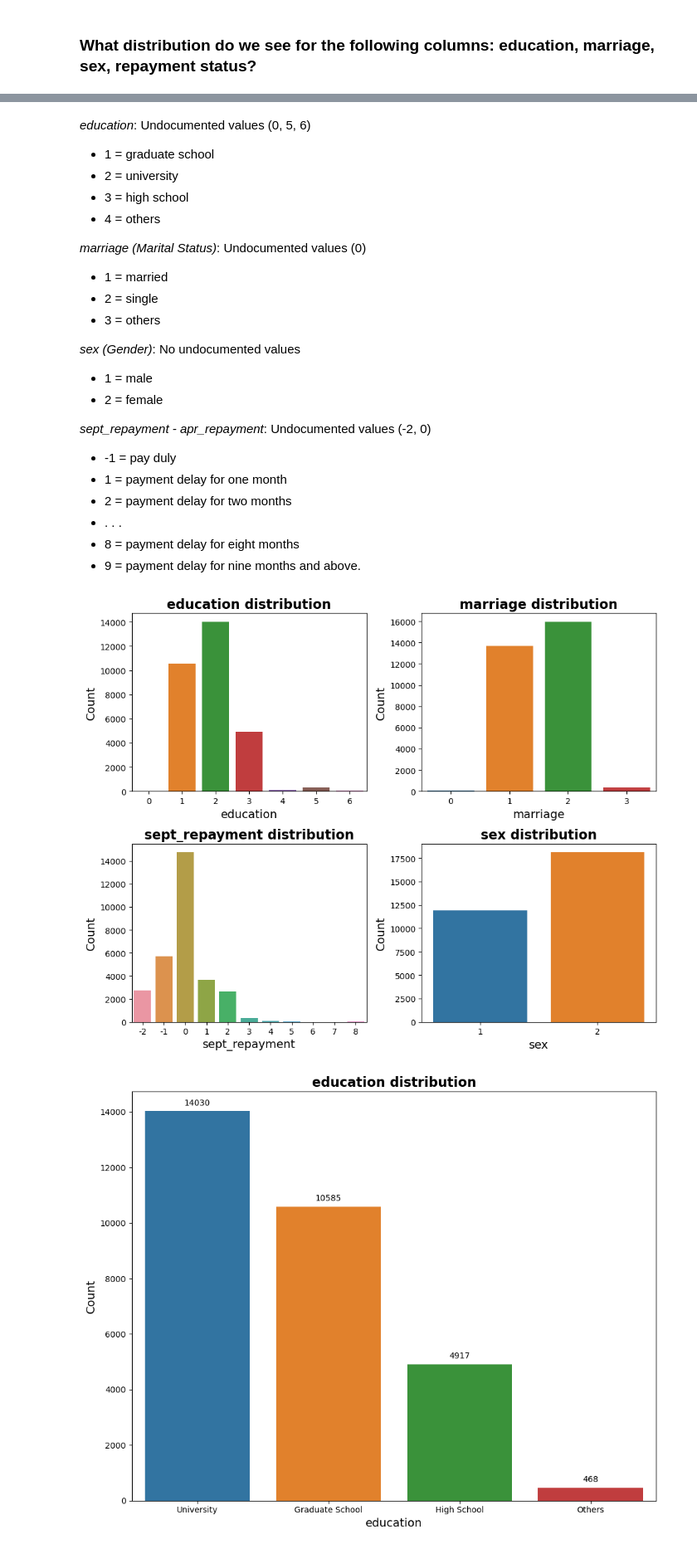
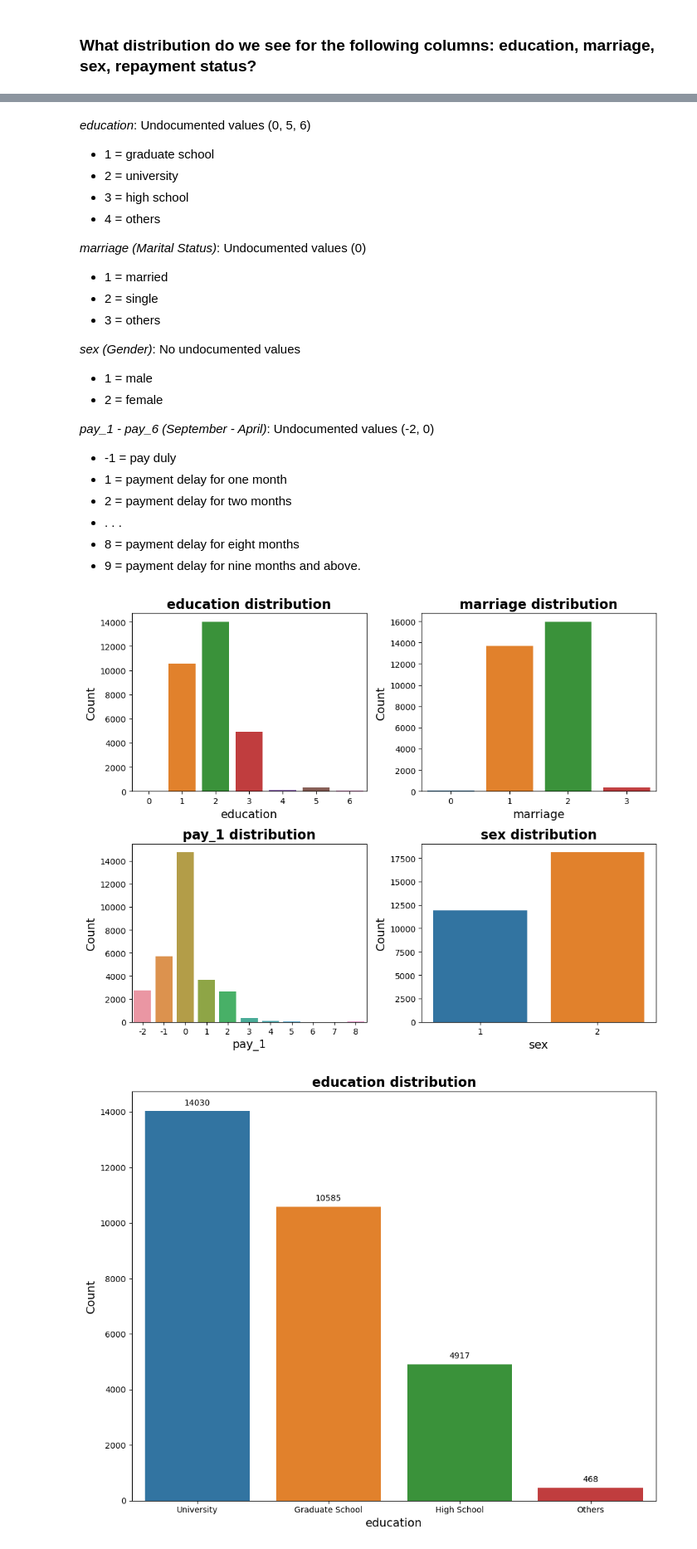
Before and after one commit to ohinson01/SDS-CP014-credit-card-default-pred, a Jupyter notebook: notebooks/olivia-hinson/olivia-credit-card-default-pred.ipynb, the cells around one changed output, grey strips where cells are left out. Shown at 83% size. Cells and saved outputs as stored; diff of their text form; code cells hidden in the pictures.

```diff
--- a/notebooks/olivia-hinson/olivia-credit-card-default-pred.ipynb
+++ b/notebooks/olivia-hinson/olivia-credit-card-default-pred.ipynb
@@ -89,11 +95,6 @@ copy_df = df[['id', 'limit_bal', 'sex', 'education', 'marriage', 'age', 'pay_0',
 # %%
-# Rename columns
-df.rename(columns={'pay_0':'sept_repayment', 'pay_2':'aug_repayment', 'pay_3':'jul_repayment', 'pay_4':'jun_repayment',
-                    'pay_5':'may_repayment', 'pay_6':'apr_repayment',
-                    'bill_amt1':'sept_bill', 'bill_amt2':'aug_bill', 'bill_amt3':'jul_bill', 'bill_amt4':'jun_bill',
-                    'bill_amt5':'may_bill', 'bill_amt6':'apr_bill',
-                    'pay_amt1':'sept_paid', 'pay_amt2':'aug_paid', 'pay_amt3':'jul_paid', 'pay_amt4':'jun_paid',
-                    'pay_amt5':'may_paid', 'pay_amt6':'apr_paid'}, inplace=True)
+# Rename old column name to new column name
+df.rename(columns={'pay_0': 'pay_1'}, inplace=True)
 
 # Print dataframe for renamed columns
 df
@@ -283,7 +337,7 @@ Unique categories in 'sept_repayment': [ 2 -1  0 -2  1  3  4  8  7  5  6]
 - 1 = male
 - 2 = female
 
-*sept_repayment - apr_repayment*: Undocumented values (-2, 0)
+*pay_1 - pay_6 (September - April)*: Undocumented values (-2, 0)
 - -1 = pay duly
 - 1 = payment delay for one month
 - 2 = payment delay for two months
@@ -292,31 +346,31 @@ Unique categories in 'sept_repayment': [ 2 -1  0 -2  1  3  4  8  7  5  6]
 -  9 = payment delay for nine months and above.
 # %%
 # Visually see how undocumented values are distributed
-columns = ['education', 'marriage', 'sept_repayment', 'sex']
+columns = ['education', 'marriage', 'pay_1', 'sex']
 
 fig, axes = plt.subplots(nrows=int((len(columns) - 1) / 2) + 1, ncols=2, figsize=(10, 8))
 
 # Flatten axes in case there's only one row
 axes = axes.ravel()
 
 for i, col in enumerate(columns):
     try:
         sns.countplot(data=df, x=col, ax=axes[i])
         axes[i].set_title(f'{col} distribution', fontsize=16, fontweight='bold')
         axes[i].set_xlabel(f'{col}', fontsize=14)
         axes[i].set_ylabel('Count', fontsize=14)
     except IndexError:
         # If all subplots are used, break the loop
         break
 
 # Make sure any unused axes don't have titles or labels
 #for ax in axes[i:]:
 #    ax.axis('off')
 
 plt.tight_layout() # Adjust layout to prevent labels from overlapping
 plt.show()
 # %% [output]
-[figure, old version]
+[figure, new version]
 # %%
 # Define custom labels for each categorical column
 labels = {
```
Also changed, not shown: parts of 51 cells of this notebook.
